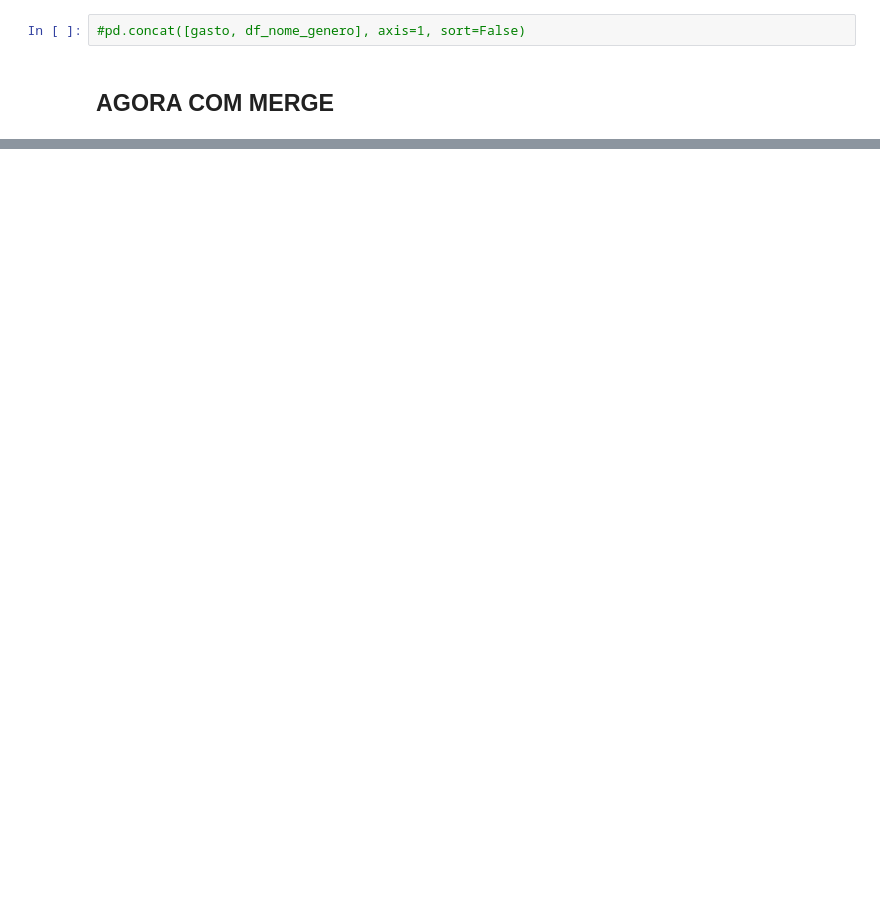
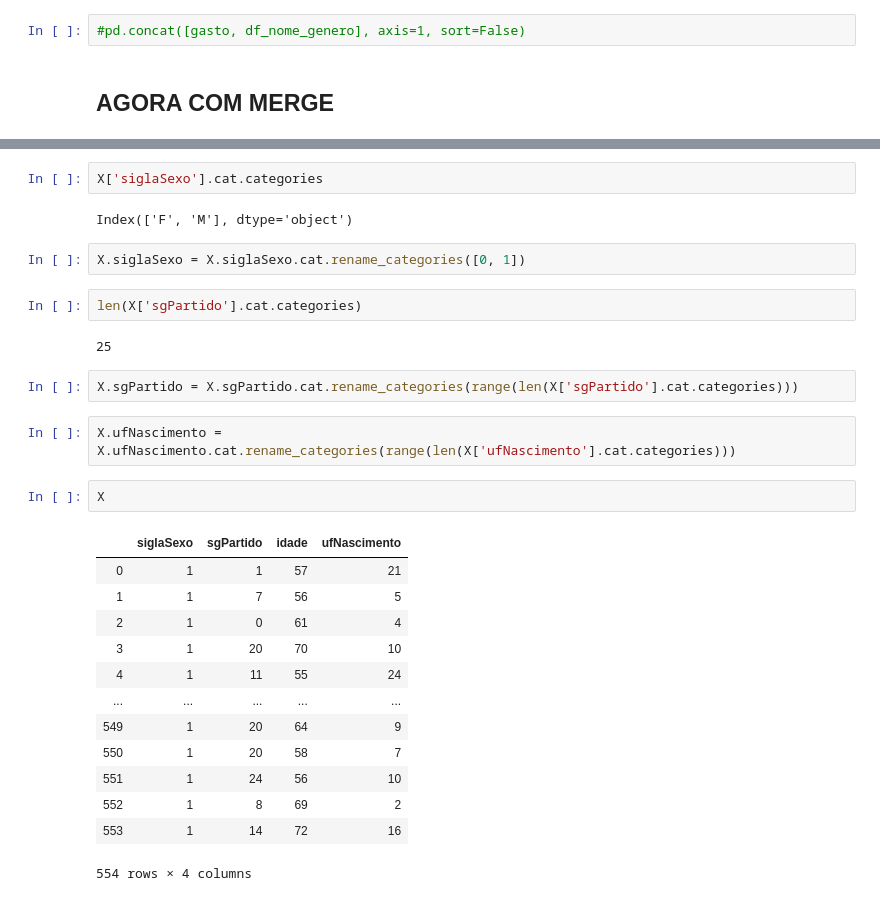
Before and after one commit to thaisviana/Bootcamp-Ciencia-de-Dados, a Jupyter notebook: Turma #1/deputados_genero.ipynb, the cells around one changed output, grey strips where cells are left out. Cells and saved outputs as stored; diff of their text form; blank space fills up the shorter version.

```diff
--- a/Turma #1/deputados_genero.ipynb
+++ b/Turma #1/deputados_genero.ipynb
@@ -133,0 +242,30 @@ df_X
+# %%
+X['siglaSexo'].cat.categories
+# %% [output]
+Index(['F', 'M'], dtype='object')
+# %%
+X.siglaSexo = X.siglaSexo.cat.rename_categories([0, 1])
+# %%
+len(X['sgPartido'].cat.categories)
+# %% [output]
+25
+# %%
+X.sgPartido = X.sgPartido.cat.rename_categories(range(len(X['sgPartido'].cat.categories)))
+# %%
+X.ufNascimento = X.ufNascimento.cat.rename_categories(range(len(X['ufNascimento'].cat.categories)))
+# %%
+X
+# %% [output]
+|  | siglaSexo | sgPartido | idade | ufNascimento |
+| 0 | 1 | 1 | 57 | 21 |
+| 1 | 1 | 7 | 56 | 5 |
+| 2 | 1 | 0 | 61 | 4 |
+| 3 | 1 | 20 | 70 | 10 |
+| 4 | 1 | 11 | 55 | 24 |
+| ... | ... | ... | ... | ... |
+| 549 | 1 | 20 | 64 | 9 |
+| 550 | 1 | 20 | 58 | 7 |
+| 551 | 1 | 24 | 56 | 10 |
+| 552 | 1 | 8 | 69 | 2 |
+| 553 | 1 | 14 | 72 | 16 |
+554 rows × 4 columns
```
Also changed, not shown: parts of 13 cells of this notebook.
